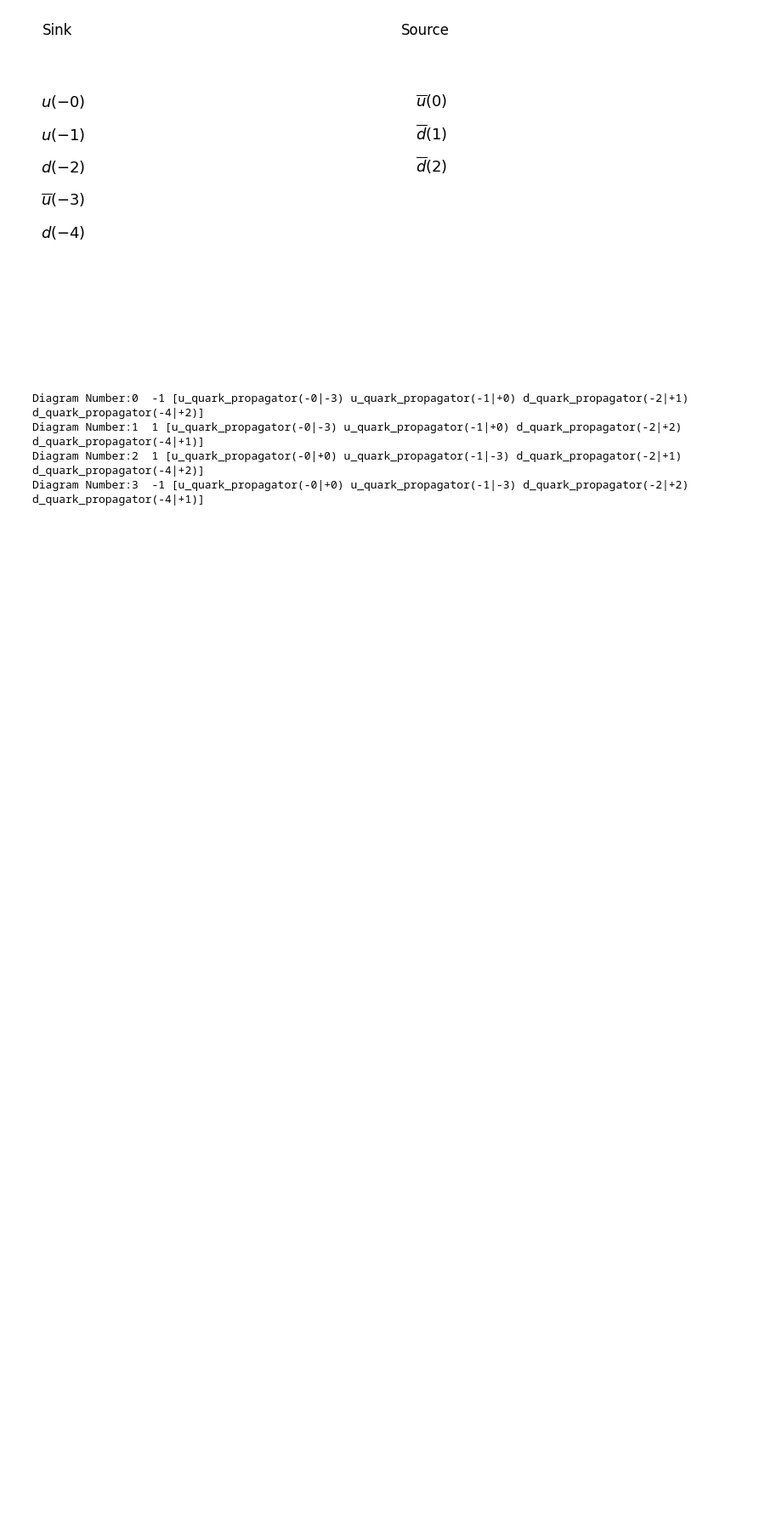
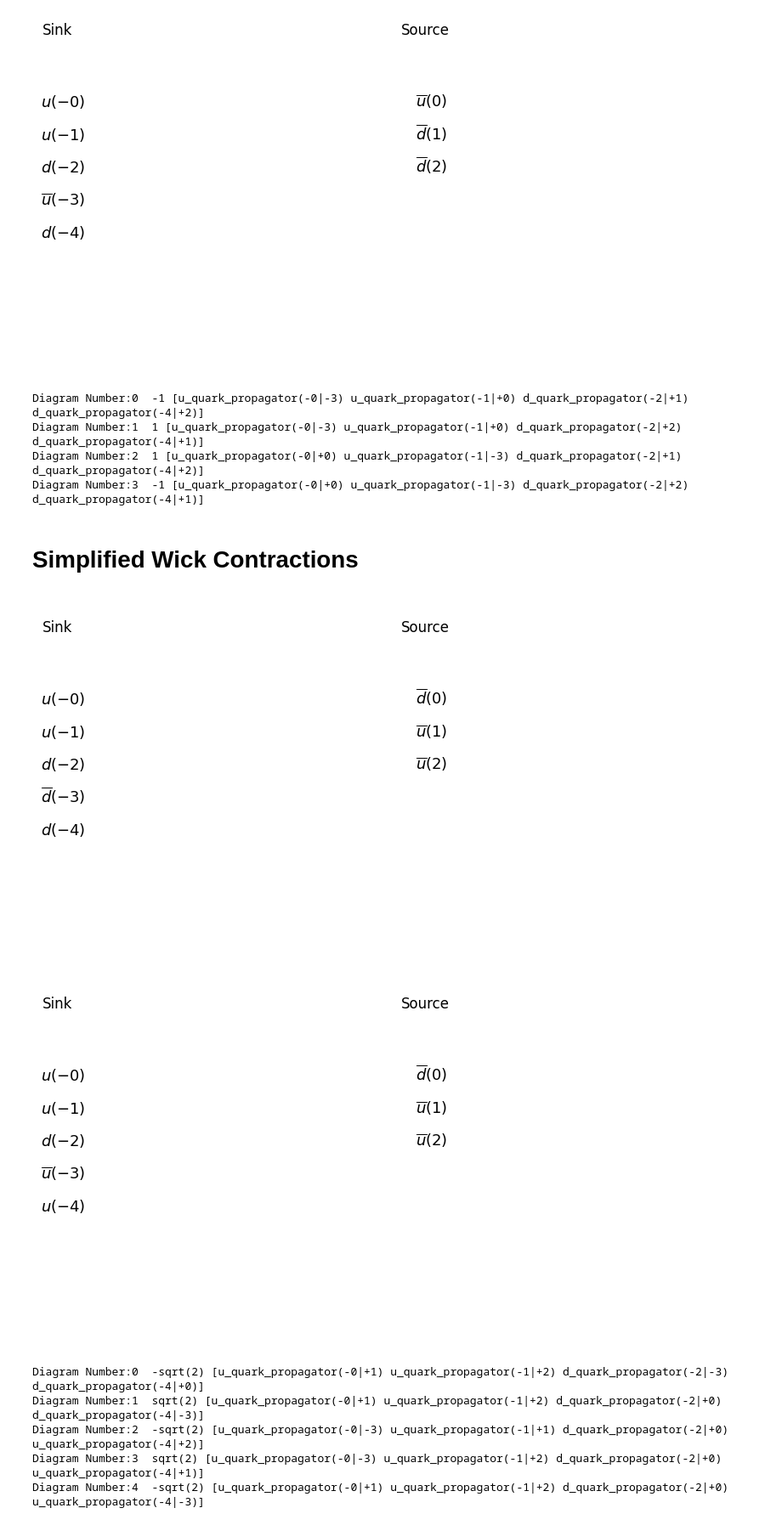
Before and after one commit to Herzallah15/Simplified-Wick-Contractions, a Jupyter notebook: Wick-Contractions.ipynb, the cells around one changed output. Shown at 85% size. Drawn from its saved outputs; the diff is of its cells as text; code cells hidden in the pictures; blank space fills up the shorter version.

```diff
--- a/Wick-Contractions.ipynb
+++ b/Wick-Contractions.ipynb
@@ -298,3 +300,5 @@ Diagram Number:0  -1 [u_quark_propagator(-0|-3) u_quark_propagator(-1|+0) d_quar
 Diagram Number:1  1 [u_quark_propagator(-0|-3) u_quark_propagator(-1|+0) d_quark_propagator(-2|+2) d_quark_propagator(-4|+1)]
 Diagram Number:2  1 [u_quark_propagator(-0|+0) u_quark_propagator(-1|-3) d_quark_propagator(-2|+1) d_quark_propagator(-4|+2)]
 Diagram Number:3  -1 [u_quark_propagator(-0|+0) u_quark_propagator(-1|-3) d_quark_propagator(-2|+2) d_quark_propagator(-4|+1)]
+# %% [markdown]
+<h1> Simplified Wick Contractions <h1>
@@ -300,0 +566,16 @@ Diagram Number:3  -1 [u_quark_propagator(-0|+0) u_quark_propagator(-1|-3) d_quar
+# %%
+senken0 = [Nucleonp, Pi0]
+quelle0 = [NucleonpB]
+resultx = Correlator_J_S(senken0, quelle0)
+#for x in resultx:
+#    print(x)
+for i, x in enumerate(resultx):
+    print(f"Diagram Number:{i} ", x[0], x[1])
+# %% [output]
+[figure, added]
+[figure, added]
+Diagram Number:0  -sqrt(2) [u_quark_propagator(-0|+1) u_quark_propagator(-1|+2) d_quark_propagator(-2|-3) d_quark_propagator(-4|+0)]
+Diagram Number:1  sqrt(2) [u_quark_propagator(-0|+1) u_quark_propagator(-1|+2) d_quark_propagator(-2|+0) d_quark_propagator(-4|-3)]
+Diagram Number:2  -sqrt(2) [u_quark_propagator(-0|-3) u_quark_propagator(-1|+1) d_quark_propagator(-2|+0) u_quark_propagator(-4|+2)]
+Diagram Number:3  sqrt(2) [u_quark_propagator(-0|-3) u_quark_propagator(-1|+2) d_quark_propagator(-2|+0) u_quark_propagator(-4|+1)]
+Diagram Number:4  -sqrt(2) [u_quark_propagator(-0|+1) u_quark_propagator(-1|+2) d_quark_propagator(-2|+0) u_quark_propagator(-4|-3)]
```
Also changed, not shown: parts of 3 cells of this notebook.
